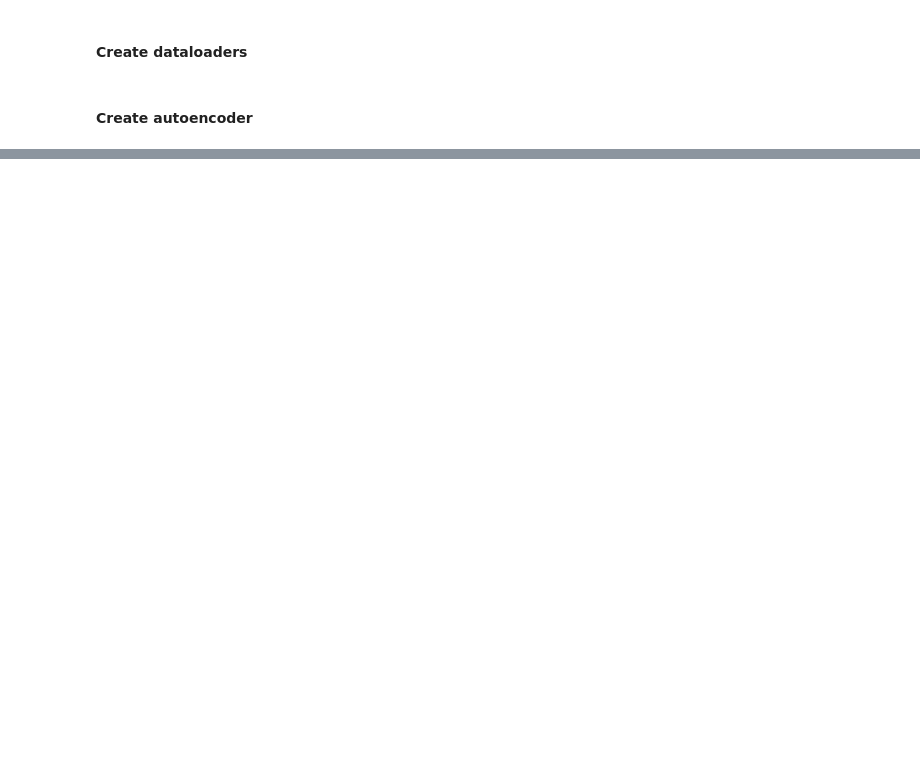
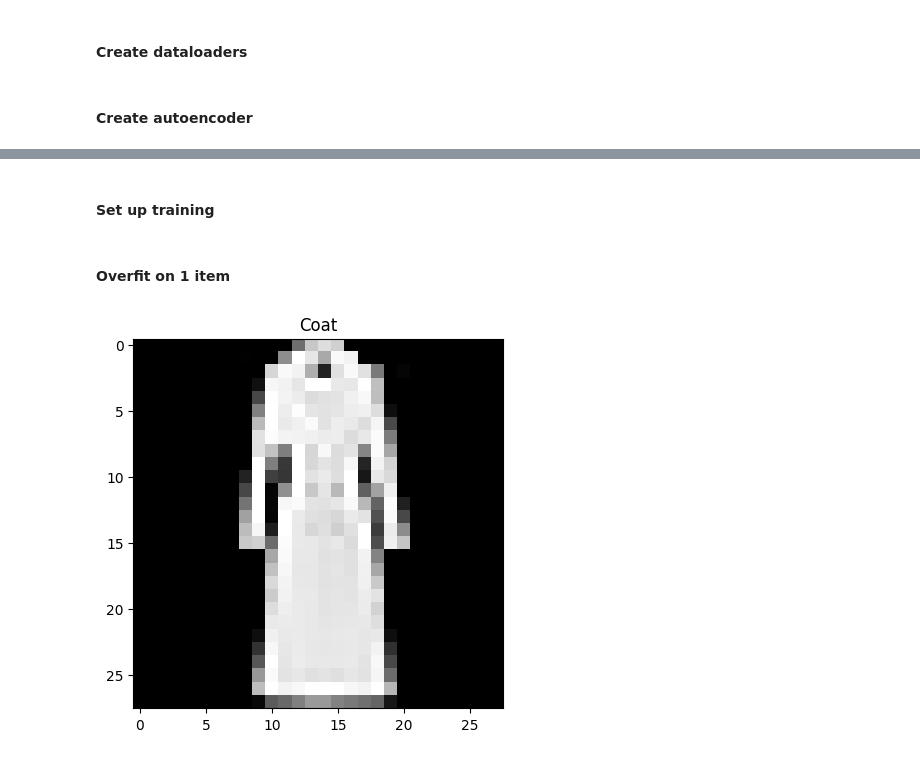
Before and after one commit to ericoericochen/autoencoder-fashion-mnist, a Jupyter notebook: index.ipynb, the cells around one changed output, grey strips where cells are left out. Drawn from its saved outputs; the diff is of its cells as text; code cells hidden in the pictures; blank space fills up the shorter version.

```diff
--- a/index.ipynb
+++ b/index.ipynb
@@ -89,0 +116,2 @@ autoencoder = AutoEncoder(encoder_params=[10, 9, 8], decoder_params=[8, 9, 10])
+# %% [markdown]
+#### Set up training
@@ -89,0 +123,9 @@ autoencoder = AutoEncoder(encoder_params=[10, 9, 8], decoder_params=[8, 9, 10])
+# %% [markdown]
+#### Overfit on 1 item
+# %%
+mini_batch = train_set[0]
+
+plt.title(labels_map[mini_batch[1]])
+plt.imshow(mini_batch[0][0], cmap="gray");
+# %% [output]
+[figure, added]
```
Also changed, not shown: parts of 15 cells of this notebook, 1 other file.
